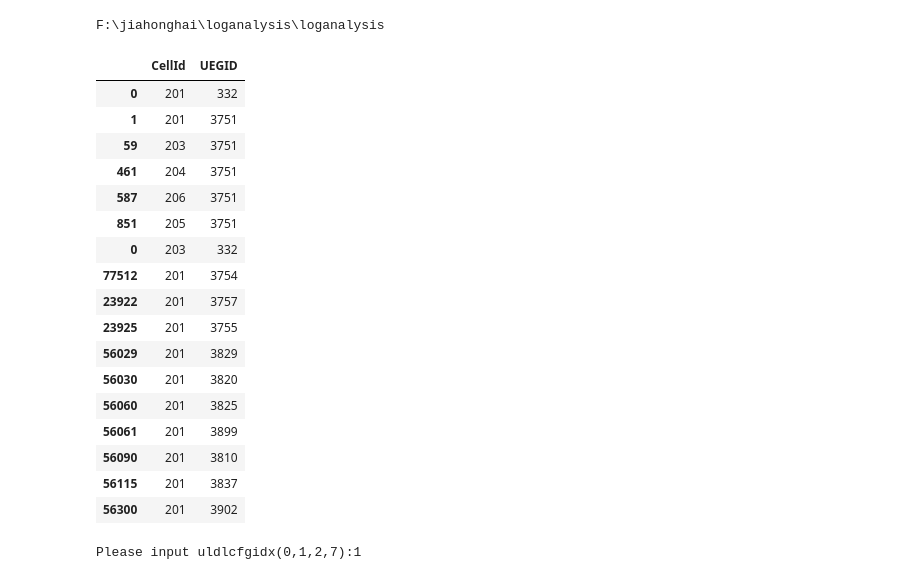
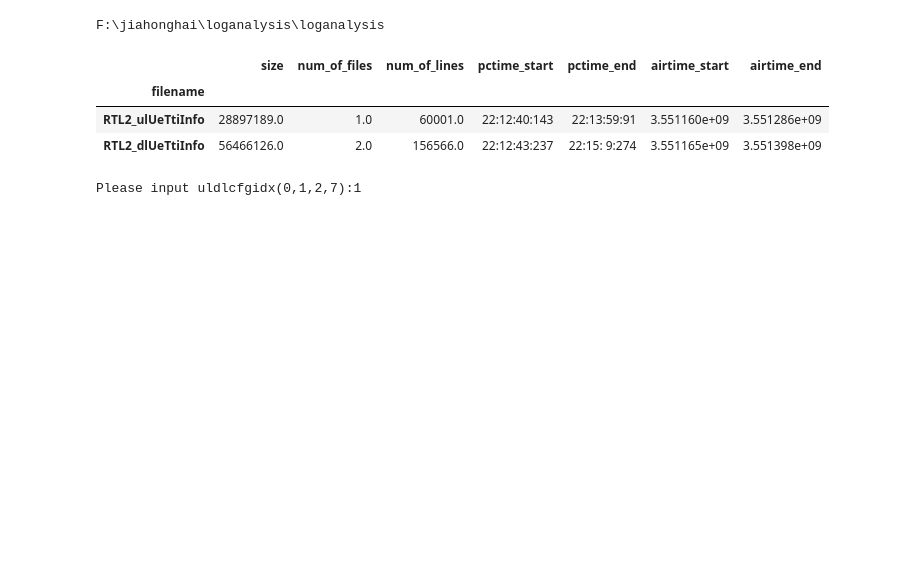
Before and after one commit to HonghaiJia/loganalysis, a Jupyter notebook: notebooks/lte/ulschd/上行流量掉0分析.ipynb, the cells around one changed output. Cells and saved outputs as stored; diff of their text form; code cells hidden in the pictures; blank space fills up the shorter version.

```diff
--- a/notebooks/lte/ulschd/上行流量掉0分析.ipynb
+++ b/notebooks/lte/ulschd/上行流量掉0分析.ipynb
@@ -7,26 +7,12 @@ from loganalysis.lte.ltelog import LteLog
 # %%
 log = LteLog(r'F:\jiahonghai\airlinelog')
 # %%
-log.get_cell_and_ue_ids()
+log.describle()
 # %% [output]
-|  | CellId | UEGID |
-| 0 | 201 | 332 |
-| 1 | 201 | 3751 |
-| 59 | 203 | 3751 |
-| 461 | 204 | 3751 |
-| 587 | 206 | 3751 |
-| 851 | 205 | 3751 |
-| 0 | 203 | 332 |
-| 77512 | 201 | 3754 |
-| 23922 | 201 | 3757 |
-| 23925 | 201 | 3755 |
-| 56029 | 201 | 3829 |
-| 56030 | 201 | 3820 |
-| 56060 | 201 | 3825 |
-| 56061 | 201 | 3899 |
-| 56090 | 201 | 3810 |
-| 56115 | 201 | 3837 |
-| 56300 | 201 | 3902 |
+|  | size | num_of_files | num_of_lines | pctime_start | pctime_end | airtime_start | airtime_end |
+| filename |  |  |  |  |  |  |  |
+| RTL2_ulUeTtiInfo | 28897189.0 | 1.0 | 60001.0 | 22:12:40:143 | 22:13:59:91 | 3.551160e+09 | 3.551286e+09 |
+| RTL2_dlUeTtiInfo | 56466126.0 | 2.0 | 156566.0 | 22:12:43:237 | 22:15: 9:274 | 3.551165e+09 | 3.551398e+09 |
 # %%
 cell201 = log.get_cell(201)
 # %% [output]
```
Also changed, not shown: parts of 10 cells of this notebook, 5 other files.
